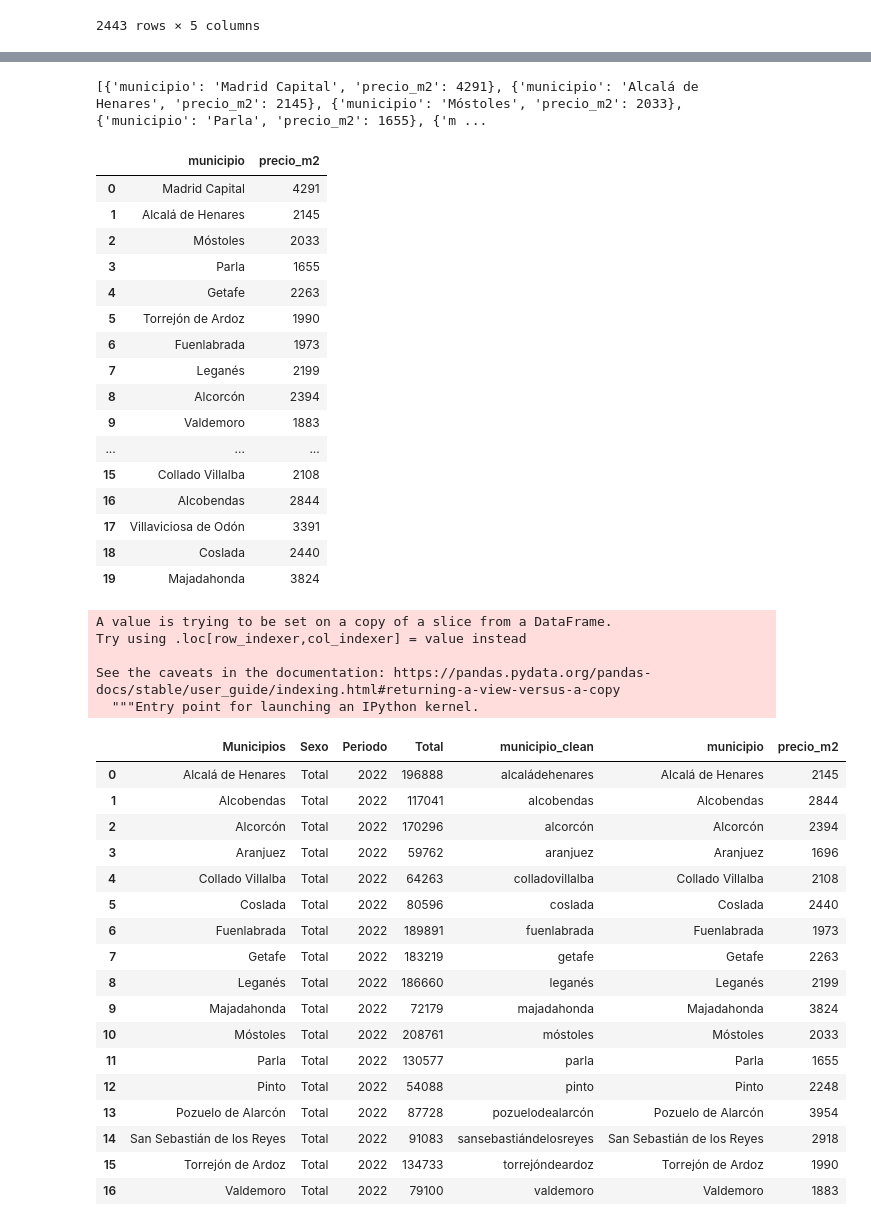
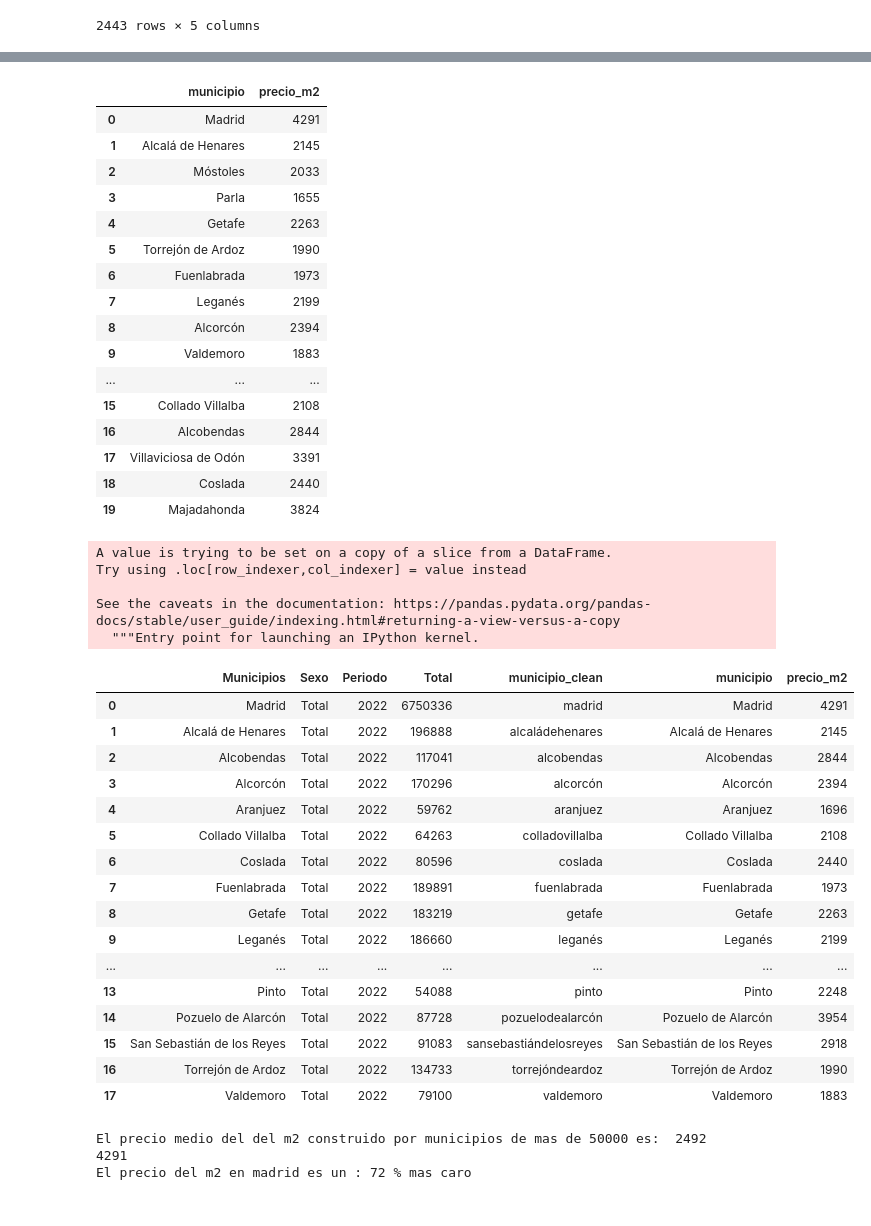
Before and after one commit to DaianaSaenz/EDA-CASAS-CONTENEDOR, a Jupyter notebook: src/main.ipynb, the cells around one changed output, grey strips where cells are left out. Saved outputs shown, nothing was run; the diff lists cells and outputs as text; code cells hidden in the pictures.

Commit message:
relacionado precio suelo con contendor

```diff
--- a/src/main.ipynb
+++ b/src/main.ipynb
@@ -323,7 +320,9 @@ df["Total"] = df["Total"].str.replace(".", "").astype(int)
 
 
 df['Municipios'] = df['Municipios'].apply(lambda x: ' '.join(x.split()[1:]))
-df_filtrado_pob_municipios=  df.loc[(df['Periodo'] == 2022) & (df['Total'] > 50000) & (df['Sexo'] == 'Total') & (df['Municipios'] != 'Madrid')]
+df_condic_municipios=  df.loc[(df['Periodo'] == 2022) & (df['Total'] > 50000) & (df['Sexo'] == 'Total') ]
+
+df_filtrado_pob_municipios = df_condic_municipios.drop_duplicates(subset=['Municipios'], keep='first')
 df_filtrado_pob_municipios
 #solo te interesa
 # %% [output]
@@ -381,11 +380,11 @@ for row in tabla_municipios.find_all('tr')[1:]:
     precio_medio_m2 = int(td[1].text.replace("€/m²", "").replace(".", ""))
     lista_municipios.append({'municipio':municipio, 'precio_m2':precio_medio_m2})
 df_lista_municipios=  pd.DataFrame(lista_municipios)
+df_lista_municipios['municipio'] = df_lista_municipios['municipio'].replace('Madrid Capital', 'Madrid')
 df_lista_municipios
 # %% [output]
-[{'municipio': 'Madrid Capital', 'precio_m2': 4291}, {'municipio': 'Alcalá de Henares', 'precio_m2': 2145}, {'municipio': 'Móstoles', 'precio_m2': 2033}, {'municipio': 'Parla', 'precio_m2': 1655}, {'m ...
 |  | municipio | precio_m2 |
-| 0 | Madrid Capital | 4291 |
+| 0 | Madrid | 4291 |
 | 1 | Alcalá de Henares | 2145 |
 | 2 | Móstoles | 2033 |
 | 3 | Parla | 1655 |
@@ -404,41 +403,52 @@ df_lista_municipios
 # %%
 
 
 df_filtrado_pob_municipios['municipio_clean'] = df_filtrado_pob_municipios['Municipios'].str.lower().str.replace(' ', '')
 df_lista_municipios['municipio_clean'] = df_lista_municipios['municipio'].str.lower().str.replace(' ', '')
 
 merged_df = pd.merge(df_filtrado_pob_municipios, df_lista_municipios, left_on='municipio_clean', right_on='municipio_clean', how='inner')
 merged_df
 
-precio_medio_pob_mas50000hab = int(merged_df['precio_m2'].mean() )
-precio_medio_pob_mas50000hab
-
 
 #falta calcular diferencia de m2 cuadrado precio respecto a madrid ciudad, esa diferencia en porcentaje añadirla al precio suelo y ya tenemos estimacion
 # %% [output]
 A value is trying to be set on a copy of a slice from a DataFrame.
 Try using .loc[row_indexer,col_indexer] = value instead
 
 See the caveats in the documentation: https://pandas.pydata.org/pandas-docs/stable/user_guide/indexing.html#returning-a-view-versus-a-copy
   """Entry point for launching an IPython kernel.
 |  | Municipios | Sexo | Periodo | Total | municipio_clean | municipio | precio_m2 |
-| 0 | Alcalá de Henares | Total | 2022 | 196888 | alcaládehenares | Alcalá de Henares | 2145 |
-| 1 | Alcobendas | Total | 2022 | 117041 | alcobendas | Alcobendas | 2844 |
-| 2 | Alcorcón | Total | 2022 | 170296 | alcorcón | Alcorcón | 2394 |
-| 3 | Aranjuez | Total | 2022 | 59762 | aranjuez | Aranjuez | 1696 |
-| 4 | Collado Villalba | Total | 2022 | 64263 | colladovillalba | Collado Villalba | 2108 |
-| 5 | Coslada | Total | 2022 | 80596 | coslada | Coslada | 2440 |
-| 6 | Fuenlabrada | Total | 2022 | 189891 | fuenlabrada | Fuenlabrada | 1973 |
-| 7 | Getafe | Total | 2022 | 183219 | getafe | Getafe | 2263 |
-| 8 | Leganés | Total | 2022 | 186660 | leganés | Leganés | 2199 |
-| 9 | Majadahonda | Total | 2022 | 72179 | majadahonda | Majadahonda | 3824 |
-| 10 | Móstoles | Total | 2022 | 208761 | móstoles | Móstoles | 2033 |
-| 11 | Parla | Total | 2022 | 130577 | parla | Parla | 1655 |
-| 12 | Pinto | Total | 2022 | 54088 | pinto | Pinto | 2248 |
-| 13 | Pozuelo de Alarcón | Total | 2022 | 87728 | pozuelodealarcón | Pozuelo de Alarcón | 3954 |
-| 14 | San Sebastián de los Reyes | Total | 2022 | 91083 | sansebastiándelosreyes | San Sebastián de los Reyes | 2918 |
-| 15 | Torrejón de Ardoz | Total | 2022 | 134733 | torrejóndeardoz | Torrejón de Ardoz | 1990 |
-| 16 | Valdemoro | Total | 2022 | 79100 | valdemoro | Valdemoro | 1883 |
+| 0 | Madrid | Total | 2022 | 6750336 | madrid | Madrid | 4291 |
+| 1 | Alcalá de Henares | Total | 2022 | 196888 | alcaládehenares | Alcalá de Henares | 2145 |
+| 2 | Alcobendas | Total | 2022 | 117041 | alcobendas | Alcobendas | 2844 |
+| 3 | Alcorcón | Total | 2022 | 170296 | alcorcón | Alcorcón | 2394 |
+| 4 | Aranjuez | Total | 2022 | 59762 | aranjuez | Aranjuez | 1696 |
+| 5 | Collado Villalba | Total | 2022 | 64263 | colladovillalba | Collado Villalba | 2108 |
+| 6 | Coslada | Total | 2022 | 80596 | coslada | Coslada | 2440 |
+| 7 | Fuenlabrada | Total | 2022 | 189891 | fuenlabrada | Fuenlabrada | 1973 |
+| 8 | Getafe | Total | 2022 | 183219 | getafe | Getafe | 2263 |
+| 9 | Leganés | Total | 2022 | 186660 | leganés | Leganés | 2199 |
+| ... | ... | ... | ... | ... | ... | ... | ... |
+| 13 | Pinto | Total | 2022 | 54088 | pinto | Pinto | 2248 |
+| 14 | Pozuelo de Alarcón | Total | 2022 | 87728 | pozuelodealarcón | Pozuelo de Alarcón | 3954 |
+| 15 | San Sebastián de los Reyes | Total | 2022 | 91083 | sansebastiándelosreyes | San Sebastián de los Reyes | 2918 |
+| 16 | Torrejón de Ardoz | Total | 2022 | 134733 | torrejóndeardoz | Torrejón de Ardoz | 1990 |
+| 17 | Valdemoro | Total | 2022 | 79100 | valdemoro | Valdemoro | 1883 |
+# %%
+precio_medio_pob_mas50000hab = int(merged_df['precio_m2'].mean() )
+print('El precio medio del del m2 construido por municipios de mas de 50000 es: ', precio_medio_pob_mas50000hab)
+
+
+# Calcular el precio promedio del metro cuadrado en Madrid
+precio_promedio_madrid = merged_df.loc[merged_df['Municipios'] == 'Madrid', 'precio_m2'].values[0]
+print(precio_promedio_madrid)
+# Calcular la diferencia porcentual
+diferencia_porcentual = int(((precio_promedio_madrid - precio_medio_pob_mas50000hab) / precio_medio_pob_mas50000hab) * 100)
+print('El precio del m2 en madrid es un :', diferencia_porcentual ,'% mas caro')
+# %% [output]
+El precio medio del del m2 construido por municipios de mas de 50000 es:  2492
+4291
+El precio del m2 en madrid es un : 72 % mas caro
 # %%
 ##  CONCLUSIONES
 # Costo casa contenedor + coste suelo calculo costo m2 en un territorio con menos de 1000 hab en Madrid
```
Also changed, not shown: parts of 6 cells of this notebook.
